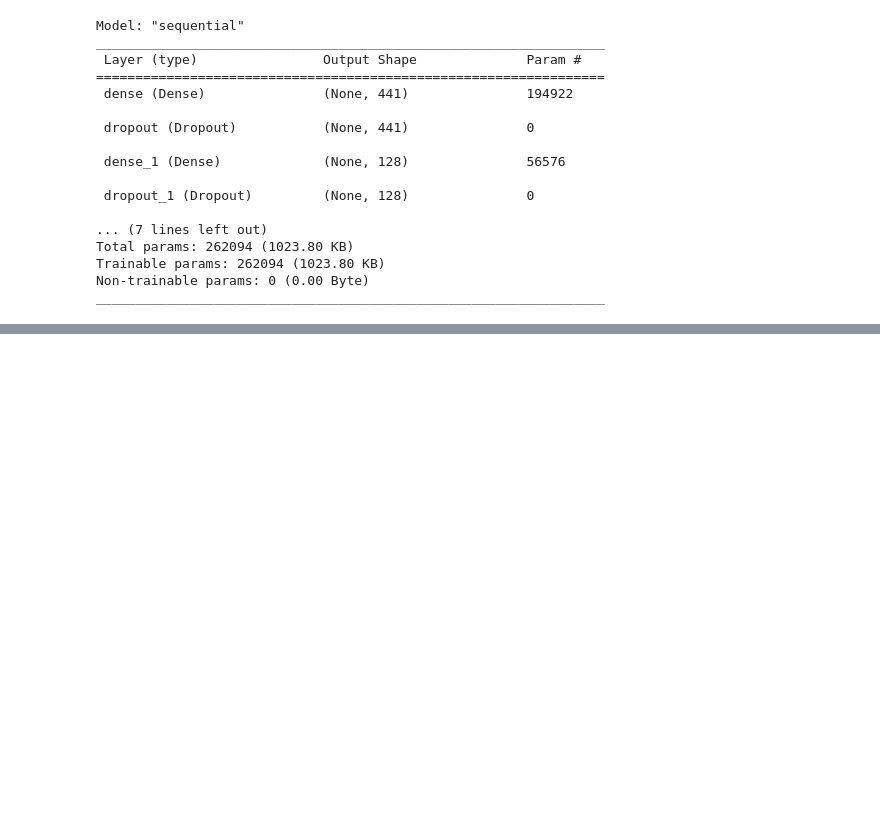
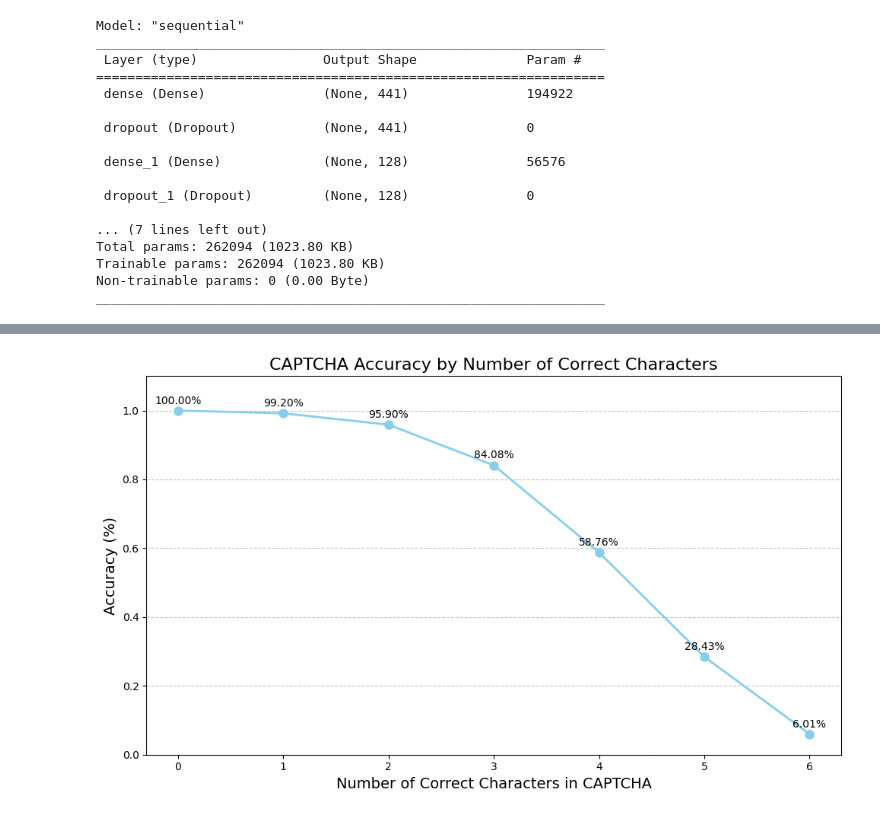
Before and after one commit to Chbmleao/captcha-recognition, a Jupyter notebook: hog.ipynb, the cells around one changed output, grey strips where cells are left out. Cells and saved outputs as stored; diff of their text form; code cells hidden in the pictures; blank space fills up the shorter version.

```diff
--- a/hog.ipynb
+++ b/hog.ipynb
@@ -335,9 +219,9 @@ def get_artifical_hog_features(image):
 # %%
-X_hog_train = np.array([get_hog_features(image) for image in X_train])
-# X_hog_train = np.array([get_artifical_hog_features(image) for image in X_train])
+X_hog_train = np.array(
+    Parallel(n_jobs=-1)(delayed(get_hog_features)(image) for image in X_train)
+)
 
 scaler = MinMaxScaler()
 X_hog_train = scaler.fit_transform(X_hog_train)
 
 print(X_hog_train.shape)
-print(X_hog_train[0])
@@ -392,4 +272,4 @@ print(Y_train.shape)
 # %%
 response = model.fit(X_hog_train, Y_train,
-          batch_size=128, epochs=100, verbose=1)
+          batch_size=128, epochs=150, verbose=1)
 # %% [output]
@@ -415,0 +293,7 @@ KeyboardInterrupt:
+# %%
+X_hog_test = np.array(
+    Parallel(n_jobs=-1)(delayed(get_hog_features)(image) for image in X_test)
+)
+
+scaler = MinMaxScaler()
+X_hog_test = scaler.fit_transform(X_hog_test)
@@ -415,0 +364,4 @@ KeyboardInterrupt:
+# %%
+accuracy_by_length = evaluate_captcha_accuracy(model, X_hog_test, Y_test)
+for num_correct, accuracy in enumerate(accuracy_by_length):
+    print(f"Accuracy for CAPTCHAs with {num_correct} correct characters: {accuracy * 100:.2f}%")
@@ -415,0 +386,26 @@ KeyboardInterrupt:
+# %%
+num_correct_chars = np.arange(len(accuracy_by_length))
+
+# Create the plot
+plt.figure(figsize=(10, 6))
+plt.plot(num_correct_chars, accuracy_by_length, marker='o', color='skyblue', linestyle='-', linewidth=2, markersize=8)
+
+# Add labels and title
+plt.xlabel("Number of Correct Characters in CAPTCHA", fontsize=14)
+plt.ylabel("Accuracy (%)", fontsize=14)
+plt.title("CAPTCHA Accuracy by Number of Correct Characters", fontsize=16)
+
+# Display percentage values next to points
+for i, accuracy in enumerate(accuracy_by_length):
+    plt.text(i, accuracy + 0.02, f"{accuracy * 100:.2f}%", ha='center', fontsize=10)
+
+# Set y-axis to percentage
+plt.ylim(0, 1.1)  # Accuracy is between 0 and 1; slightly above for text placement
+plt.xticks(num_correct_chars)
+plt.grid(axis='y', linestyle='--', alpha=0.7)
+
+# Show the plot
+plt.tight_layout()
+plt.show()
+# %% [output]
+[figure, added]
```
Also changed, not shown: parts of 20 cells of this notebook, 1 other file.
